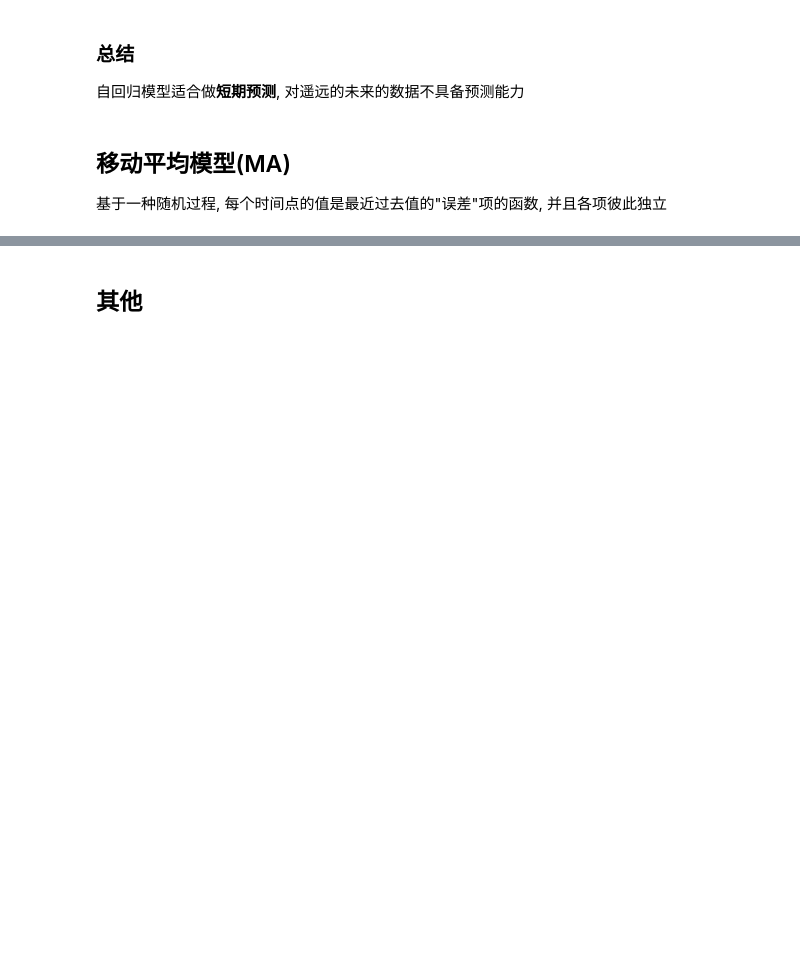
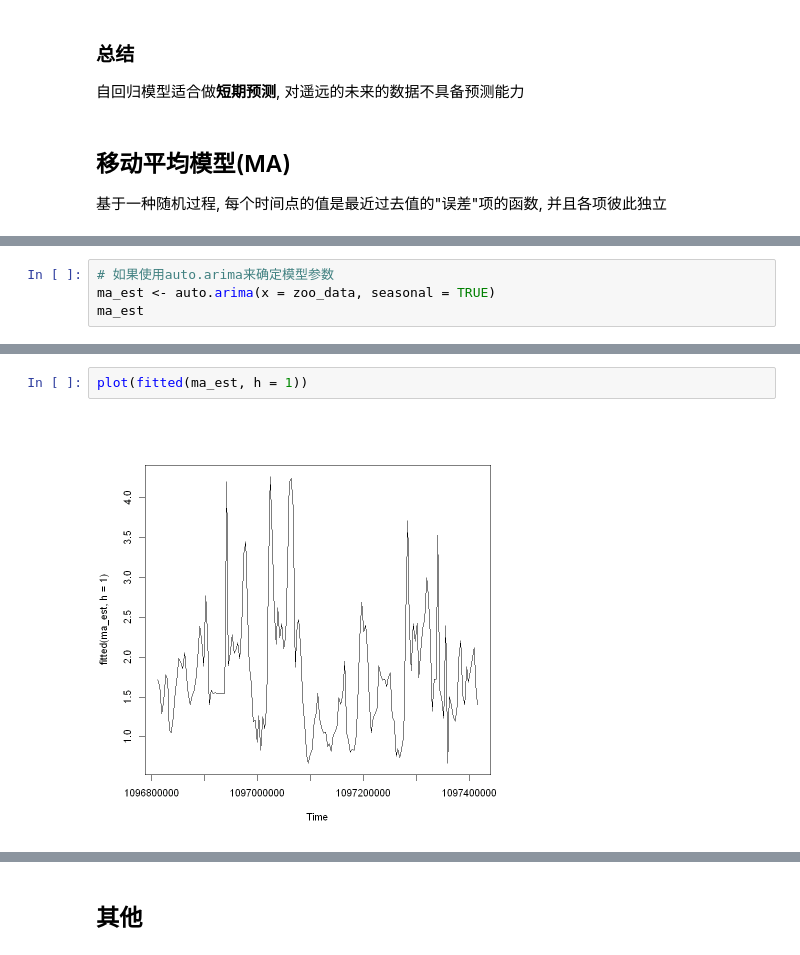
Before and after one commit to 1554823142/time_series_analysis, a Jupyter notebook: my_code/chap6/stastic_modoule.ipynb, the cells around one changed output, grey strips where cells are left out. Cells and saved outputs as stored; diff of their text form; blank space fills up the shorter version.

```diff
--- a/my_code/chap6/stastic_modoule.ipynb
+++ b/my_code/chap6/stastic_modoule.ipynb
@@ -434,0 +426,4 @@ plot(fitted(fit, h = 30))
+# %%
+# 如果使用auto.arima来确定模型参数
+ma_est <- auto.arima(x = zoo_data, seasonal = TRUE)
+ma_est
@@ -434,0 +449,4 @@ plot(fitted(fit, h = 30))
+# %%
+plot(fitted(ma_est, h = 1))
+# %% [output]
+[figure, added]
```
Also changed, not shown: parts of 14 cells of this notebook, 3 other files.
